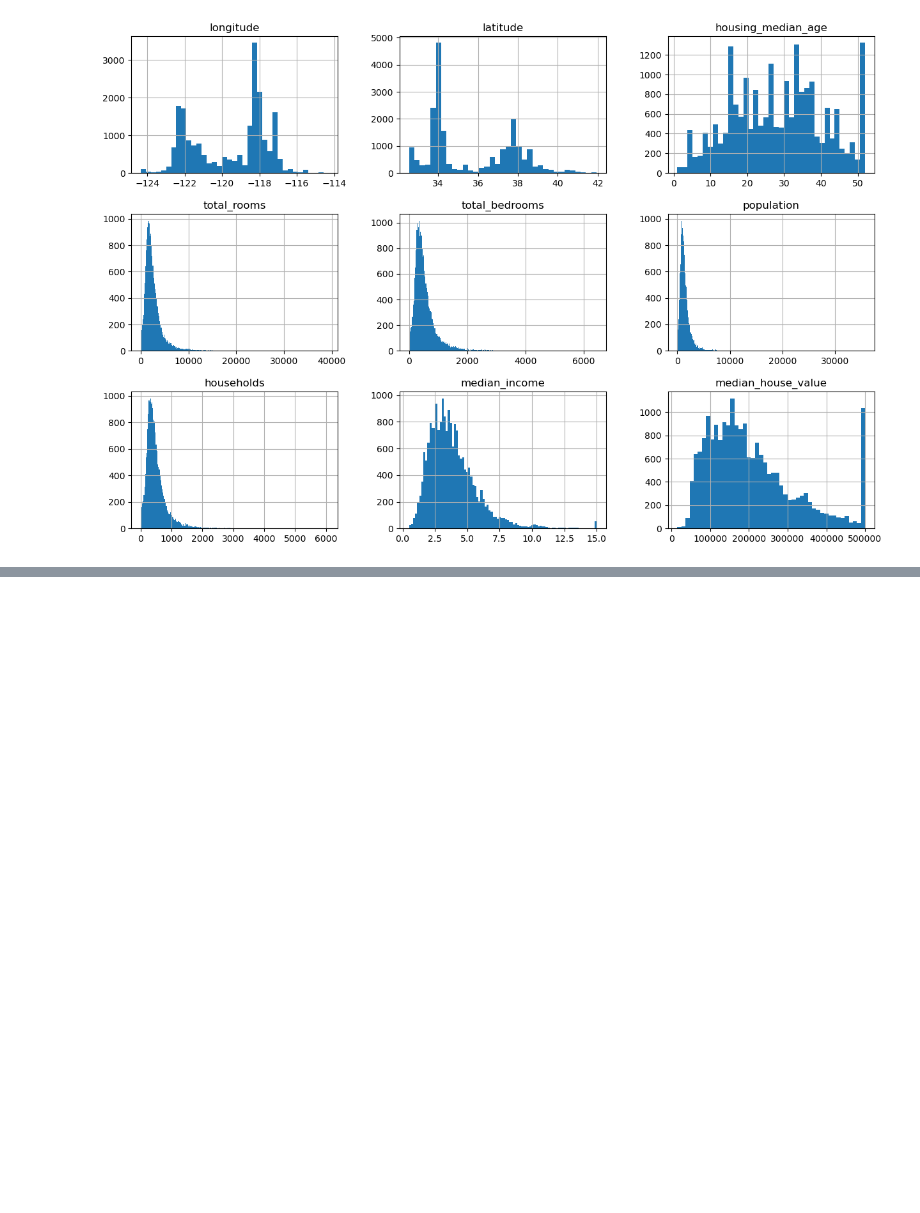
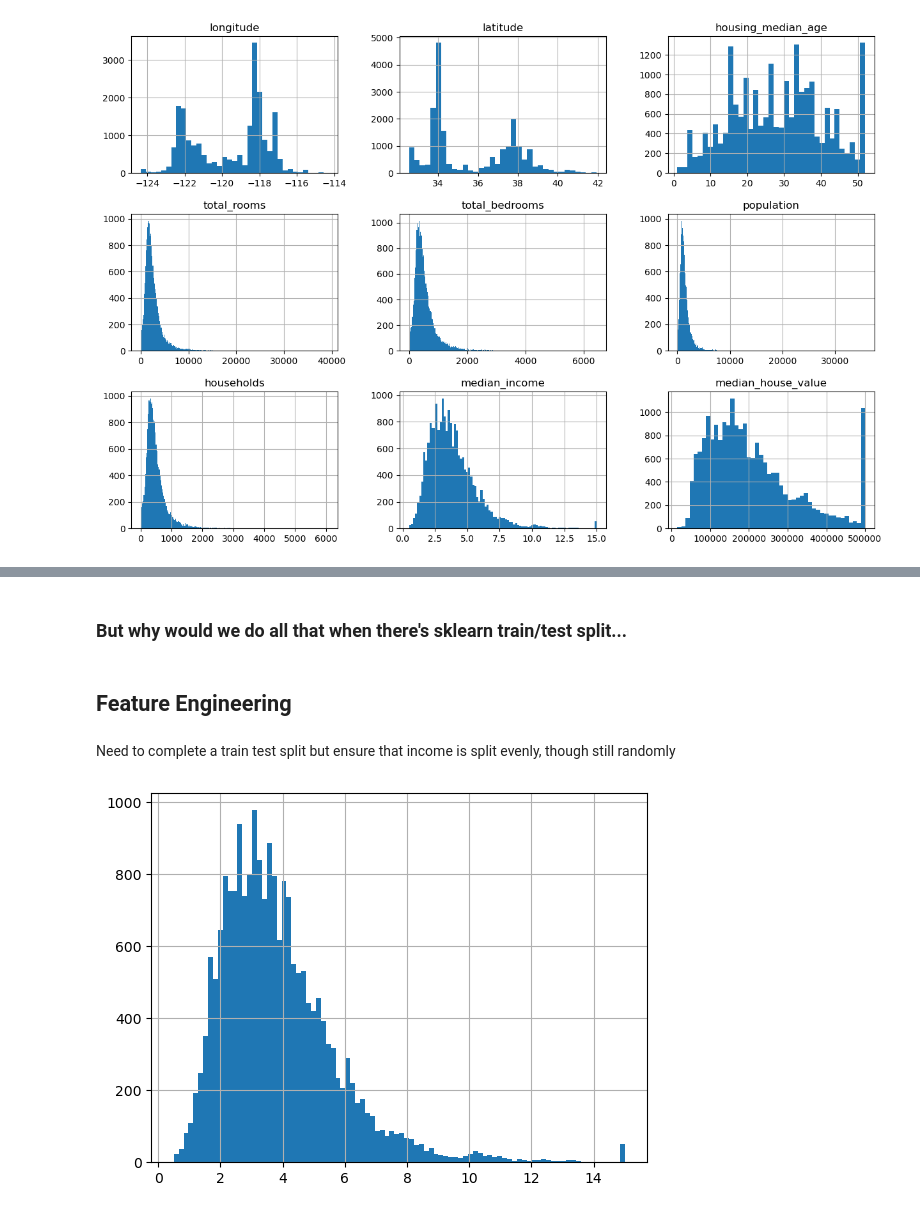
Before and after one commit to mduncan23/badal-book, a Jupyter notebook: Hands On Machine Learning.ipynb, the cells around one changed output, grey strips where cells are left out. Drawn from its saved outputs; the diff is of its cells as text; code cells hidden in the pictures; blank space fills up the shorter version.

```diff
--- a/Hands On Machine Learning.ipynb
+++ b/Hands On Machine Learning.ipynb
@@ -154,0 +301,2 @@ housing.hist(bins='auto', figsize=(15,10));
+# %% [markdown]
+### But why would we do all that when there's sklearn train/test split...
@@ -154,0 +305,9 @@ housing.hist(bins='auto', figsize=(15,10));
+# %% [markdown]
+## Feature Engineering
+# %% [markdown]
+Need to complete a train test split but ensure that income is split evenly, though still randomly
+# %%
+# median income is important to the model
+housing['median_income'].hist(bins='auto');
+# %% [output]
+[figure, added]
```
Also changed, not shown: parts of 48 cells of this notebook.
